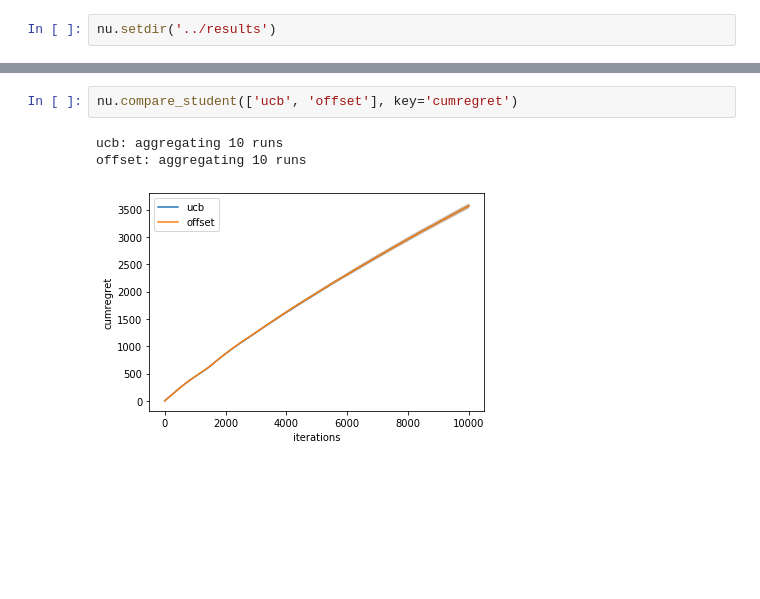
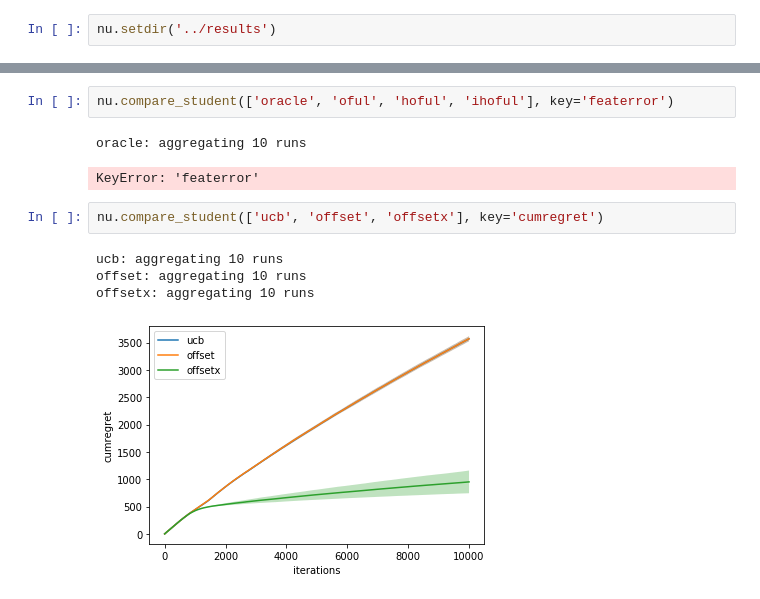
Before and after one commit to T3p/hidden-features, a Jupyter notebook: notebooks/contextual_hidden.ipynb, the cells around one changed output, grey strips where cells are left out. Saved outputs shown, nothing was run; the diff lists cells and outputs as text; blank space fills up the shorter version.

```diff
--- a/notebooks/contextual_hidden.ipynb
+++ b/notebooks/contextual_hidden.ipynb
@@ -20,6 +29,12 @@ ihoful: aggregating 10 runs
+# %%
+nu.compare_student(['oracle', 'oful', 'hoful', 'ihoful'], key='featerror')
+# %% [output]
+oracle: aggregating 10 runs
+KeyError: 'featerror'
 # %%
-nu.compare_student(['ucb', 'offset'], key='cumregret')
+nu.compare_student(['ucb', 'offset', 'offsetx'], key='cumregret')
 # %% [output]
 ucb: aggregating 10 runs
 offset: aggregating 10 runs
+offsetx: aggregating 10 runs
-[figure, old version]
+[figure, new version]
```
Also changed, not shown: parts of 2 cells of this notebook, 6 other files.
